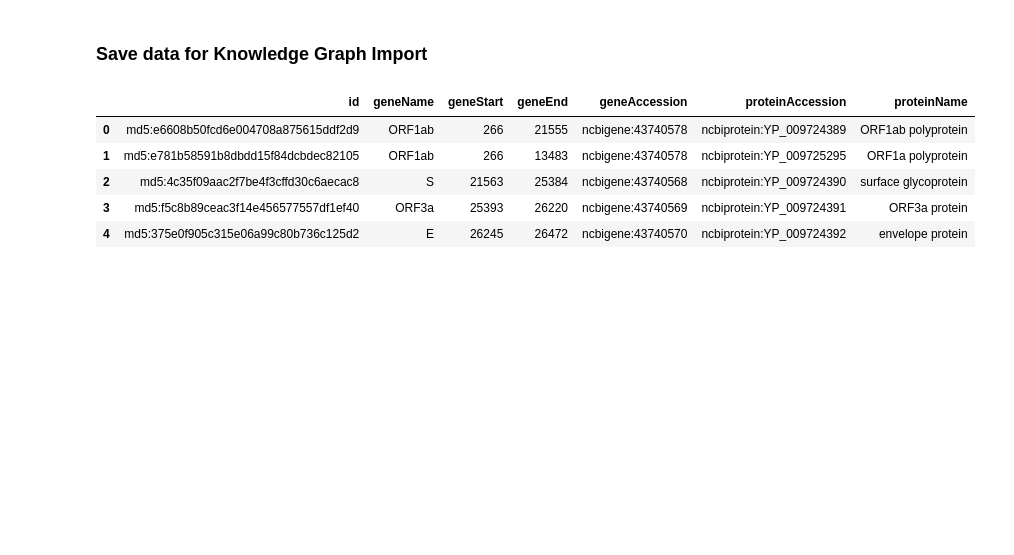
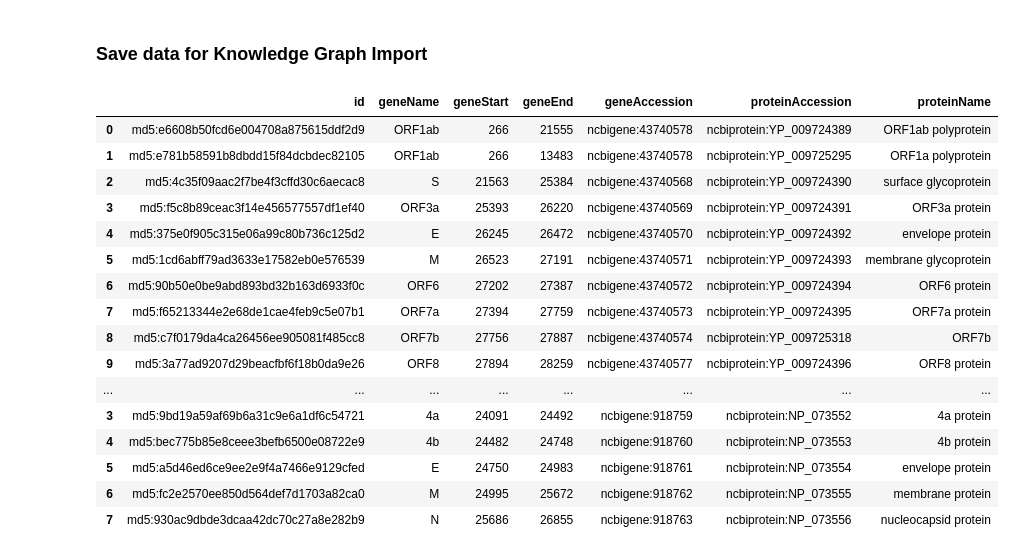
Before and after one commit to covid-19-net/covid-19-community, a Jupyter notebook: notebooks/dataprep/01b-NCBIGeneProtein.ipynb, the cells around one changed output. Saved outputs shown, nothing was run; the diff lists cells and outputs as text; code cells hidden in the pictures; blank space fills up the shorter version.

```diff
--- a/notebooks/dataprep/01b-NCBIGeneProtein.ipynb
+++ b/notebooks/dataprep/01b-NCBIGeneProtein.ipynb
@@ -182,13 +182,24 @@ df.head()
 ### Save data for Knowledge Graph Import
 # %%
 df = df[['id', 'geneName', 'geneStart', 'geneEnd', 'geneAccession', 'proteinAccession', 'proteinName']]
-df.head()
+df.head(100)
 # %% [output]
 |  | id | geneName | geneStart | geneEnd | geneAccession | proteinAccession | proteinName |
 | 0 | md5:e6608b50fcd6e004708a875615ddf2d9 | ORF1ab | 266 | 21555 | ncbigene:43740578 | ncbiprotein:YP_009724389 | ORF1ab polyprotein |
 | 1 | md5:e781b58591b8dbdd15f84dcbdec82105 | ORF1ab | 266 | 13483 | ncbigene:43740578 | ncbiprotein:YP_009725295 | ORF1a polyprotein |
 | 2 | md5:4c35f09aac2f7be4f3cffd30c6aecac8 | S | 21563 | 25384 | ncbigene:43740568 | ncbiprotein:YP_009724390 | surface glycoprotein |
 | 3 | md5:f5c8b89ceac3f14e456577557df1ef40 | ORF3a | 25393 | 26220 | ncbigene:43740569 | ncbiprotein:YP_009724391 | ORF3a protein |
 | 4 | md5:375e0f905c315e06a99c80b736c125d2 | E | 26245 | 26472 | ncbigene:43740570 | ncbiprotein:YP_009724392 | envelope protein |
+| 5 | md5:1cd6abff79ad3633e17582eb0e576539 | M | 26523 | 27191 | ncbigene:43740571 | ncbiprotein:YP_009724393 | membrane glycoprotein |
+| 6 | md5:90b50e0be9abd893bd32b163d6933f0c | ORF6 | 27202 | 27387 | ncbigene:43740572 | ncbiprotein:YP_009724394 | ORF6 protein |
+| 7 | md5:f65213344e2e68de1cae4feb9c5e07b1 | ORF7a | 27394 | 27759 | ncbigene:43740573 | ncbiprotein:YP_009724395 | ORF7a protein |
+| 8 | md5:c7f0179da4ca26456ee905081f485cc8 | ORF7b | 27756 | 27887 | ncbigene:43740574 | ncbiprotein:YP_009725318 | ORF7b |
+| 9 | md5:3a77ad9207d29beacfbf6f18b0da9e26 | ORF8 | 27894 | 28259 | ncbigene:43740577 | ncbiprotein:YP_009724396 | ORF8 protein |
+| ... | ... | ... | ... | ... | ... | ... | ... |
+| 3 | md5:9bd19a59af69b6a31c9e6a1df6c54721 | 4a | 24091 | 24492 | ncbigene:918759 | ncbiprotein:NP_073552 | 4a protein |
+| 4 | md5:bec775b85e8ceee3befb6500e08722e9 | 4b | 24482 | 24748 | ncbigene:918760 | ncbiprotein:NP_073553 | 4b protein |
+| 5 | md5:a5d46ed6ce9ee2e9f4a7466e9129cfed | E | 24750 | 24983 | ncbigene:918761 | ncbiprotein:NP_073554 | envelope protein |
+| 6 | md5:fc2e2570ee850d564def7d1703a82ca0 | M | 24995 | 25672 | ncbigene:918762 | ncbiprotein:NP_073555 | membrane protein |
+| 7 | md5:930ac9dbde3dcaa42dc70c27a8e282b9 | N | 25686 | 26855 | ncbigene:918763 | ncbiprotein:NP_073556 | nucleocapsid protein |
 # %%
 df.to_csv(NEO4J_IMPORT / "01b-NCBIGeneProtein.csv", index=False)
```
Also changed, not shown: parts of 1 cell of this notebook, 3 other files.
